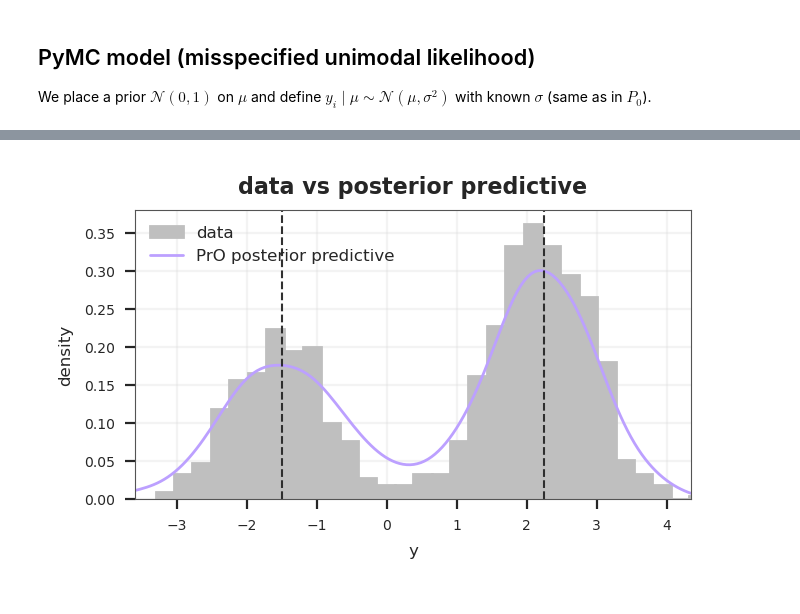
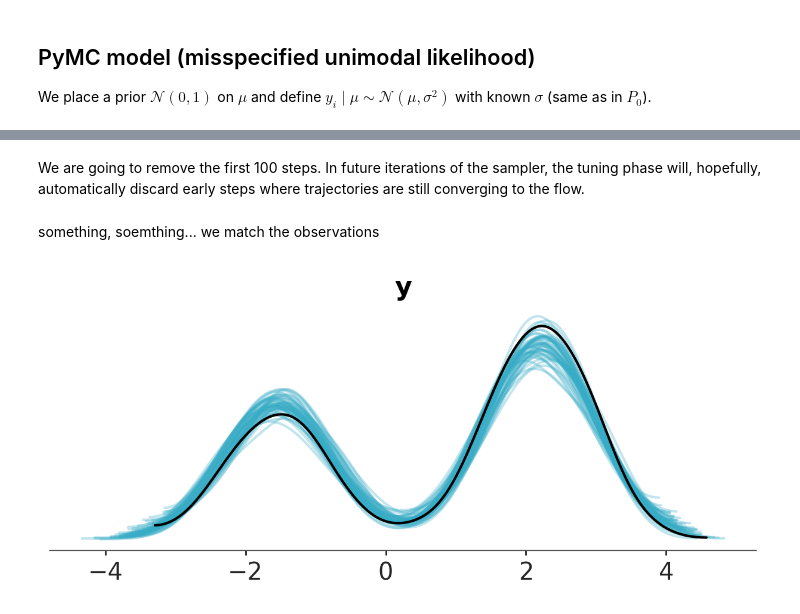
Before and after one commit to pymc-devs/pymc-prop, a Jupyter notebook: examples/bimodal_gaussian.ipynb, the cells around one changed output, grey strips where cells are left out. Cells and saved outputs as stored; diff of their text form; code cells hidden in the pictures.

```diff
--- a/examples/bimodal_gaussian.ipynb
+++ b/examples/bimodal_gaussian.ipynb
@@ -213,39 +115,30 @@ pc.show()
-# %%
-# PrO posterior predictive vs observed data (KDE of y_rep from final particles)
-# build posterior predictive draws from final PrO particles
-# repeat final mu particles to generate y_rep ~ N(mu_j, sigma^2)
-n_rep = max(1, N // final_particles.shape[0])
-rng_pp = np.random.default_rng(SEED + 1)
-y_pp = rng_pp.normal(
-    loc=np.repeat(final_particles, n_rep),
-    scale=sigma,
-)
-
-fig, ax = plt.subplots(figsize=FIGSIZE)
-
-# overlay data histogram and PrO posterior predictive KDE
-ax.hist(
-    y,
-    bins=30,
-    density=True,
-    color=COLOR_DATA,
-    edgecolor=COLOR_DATA,
-    label="data",
-)
-sns.kdeplot(
-    y_pp,
-    ax=ax,
-    color=COLOR_PRO,
-    linewidth=KDE_LW,
-    bw_adjust=0.7,
-    label="PrO posterior predictive",
-)
-for mu in component_means:
-    ax.axvline(mu, color=COLOR_REF, linestyle="--", linewidth=REF_LINE_LW, alpha=0.95)
-
-ax.set(title="data vs posterior predictive", xlabel="y", ylabel="density", xlim=xlim)
-ax.yaxis.set_major_locator(MultipleLocator(0.05))
-ax.legend(frameon=False)
-plt.show()
-# %% [output]
-[figure, removed]
+# %% [markdown]
+We are going to remove the first 100 steps. In future iterations of the sampler, the tuning phase will, hopefully, automatically discard early steps where trajectories are still converging to the flow.
+# %%
+dt_bi = dt.filter(lambda node: "draw" in node.dims).sel(draw=slice(100, None, 10))
+# %%
+# We should handle this on our side so we can return the `posterior_predictive` group directly
+# Usually in pymc this is done with pm.sample_posterior_predictive
+# But given that the focus of the PrO posterior is the posterior predictive
+# we may want to return also the `posterior_predictive` group directly from `sample_pro`???
+
+num_samples = 50
+N = dt.observed_data["y"].size
+rng = np.random.default_rng(221)
+
+indices = rng.choice(dt_bi.posterior["mu"].draw, size=num_samples, replace=False)
+posterior = dt_bi.posterior["mu"].sel(draw=indices)
+
+chain_indices = rng.integers(0, posterior.sizes["chain"], size=(num_samples, 800))
+mu_expanded = np.take_along_axis(posterior.values, chain_indices, axis=1)
+
+y_pp_data = rng.normal(loc=mu_expanded, scale=sigma)
+
+y_pp = xr.Dataset({"y": (["draws", "y_dim_0"], y_pp_data)})
+dt["posterior_predictive"] = y_pp
+# %% [markdown]
+something, soemthing... we match the observations
+# %%
+pc = az.plot_ppc_dist(dt, sample_dims=["draws"])
+# %% [output]
+[figure, added]
```
Also changed, not shown: parts of 10 cells of this notebook.
